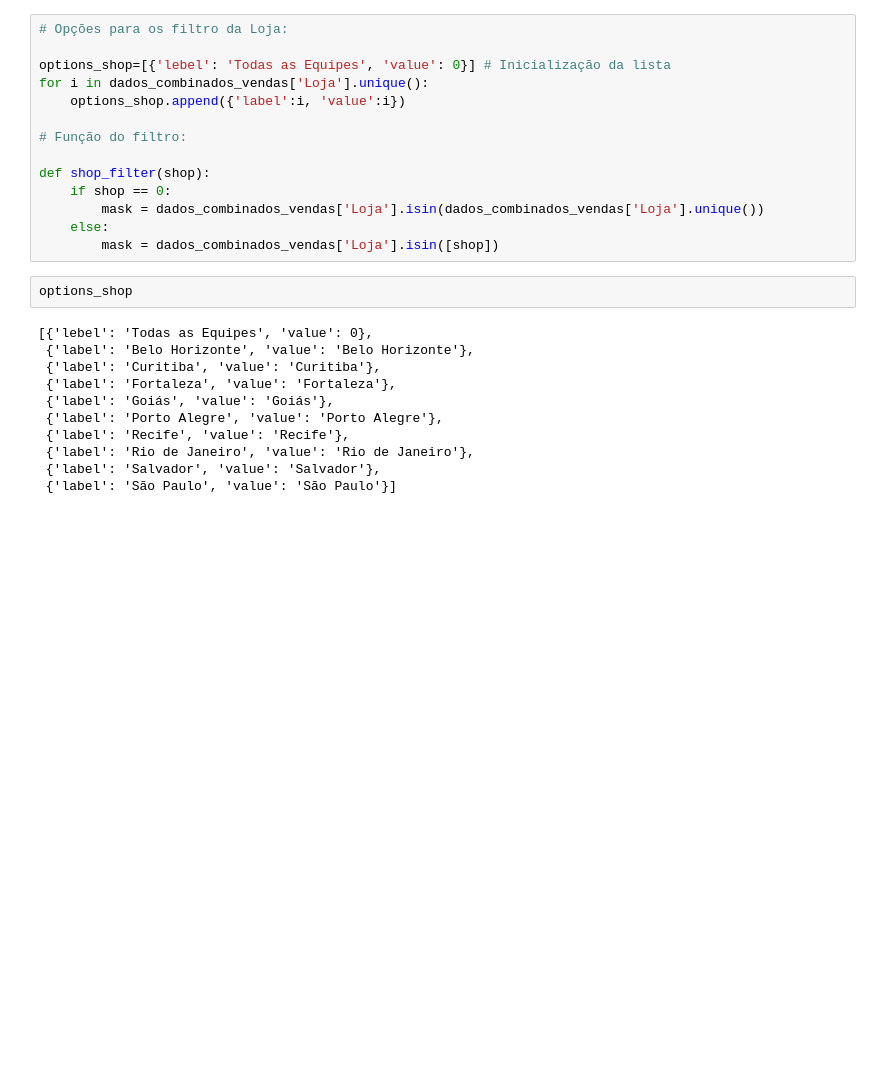
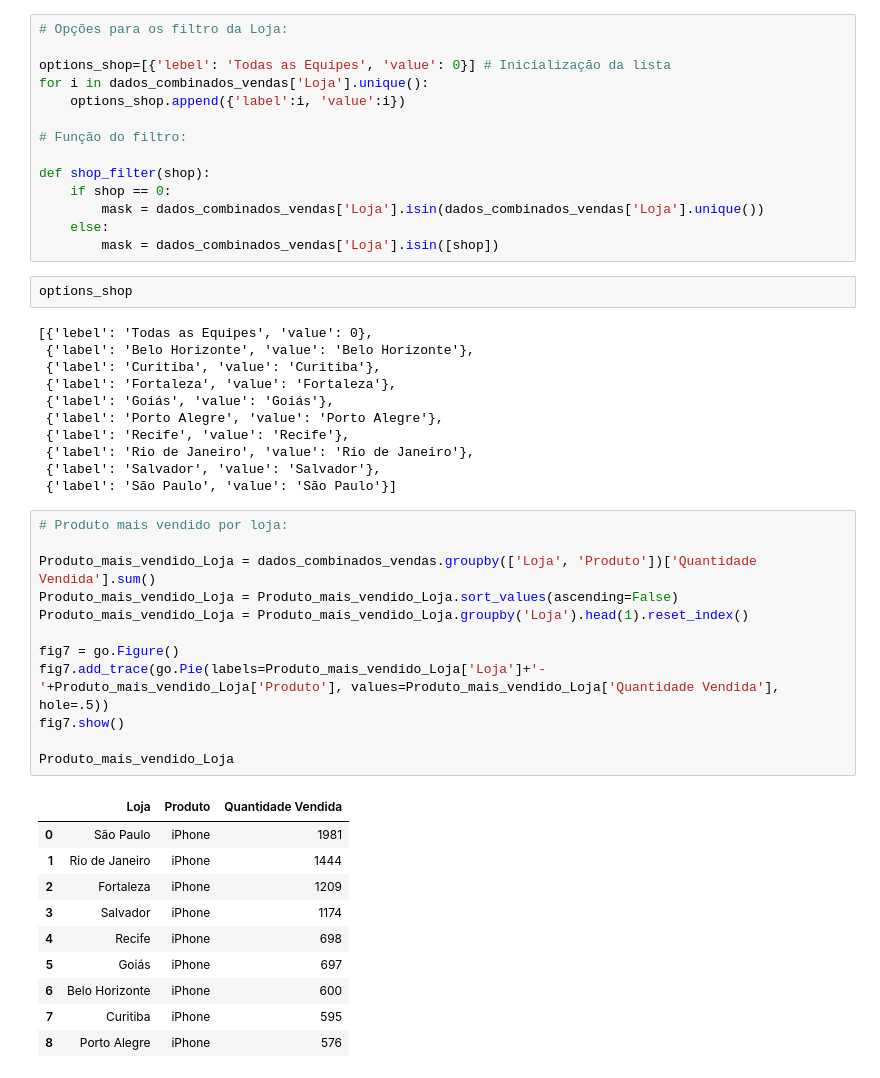
Before and after one commit to VictorSayoan/Analise-De-Dados-E-Automacao-De-Processos, a Jupyter notebook: Projeto_Atualizado_01_Indicadores_de_vendas_e_devoluções/Analise_Vendas.ipynb, the cells around one changed output. Cells and saved outputs as stored; diff of their text form; blank space fills up the shorter version.

```diff
--- a/Projeto_Atualizado_01_Indicadores_de_vendas_e_devoluções/Analise_Vendas.ipynb
+++ b/Projeto_Atualizado_01_Indicadores_de_vendas_e_devoluções/Analise_Vendas.ipynb
@@ -157,3 +167,26 @@ options_shop
  {'label': 'Rio de Janeiro', 'value': 'Rio de Janeiro'},
  {'label': 'Salvador', 'value': 'Salvador'},
  {'label': 'São Paulo', 'value': 'São Paulo'}]
+# %%
+# Produto mais vendido por loja:
+
+Produto_mais_vendido_Loja = dados_combinados_vendas.groupby(['Loja', 'Produto'])['Quantidade Vendida'].sum()
+Produto_mais_vendido_Loja = Produto_mais_vendido_Loja.sort_values(ascending=False)
+Produto_mais_vendido_Loja = Produto_mais_vendido_Loja.groupby('Loja').head(1).reset_index()
+
+fig7 = go.Figure()
+fig7.add_trace(go.Pie(labels=Produto_mais_vendido_Loja['Loja']+'-'+Produto_mais_vendido_Loja['Produto'], values=Produto_mais_vendido_Loja['Quantidade Vendida'], hole=.5))
+fig7.show()
+
+Produto_mais_vendido_Loja
+# %% [output]
+|  | Loja | Produto | Quantidade Vendida |
+| 0 | São Paulo | iPhone | 1981 |
+| 1 | Rio de Janeiro | iPhone | 1444 |
+| 2 | Fortaleza | iPhone | 1209 |
+| 3 | Salvador | iPhone | 1174 |
+| 4 | Recife | iPhone | 698 |
+| 5 | Goiás | iPhone | 697 |
+| 6 | Belo Horizonte | iPhone | 600 |
+| 7 | Curitiba | iPhone | 595 |
+| 8 | Porto Alegre | iPhone | 576 |
```
Also changed, not shown: parts of 1 cell of this notebook, 1 other file.
